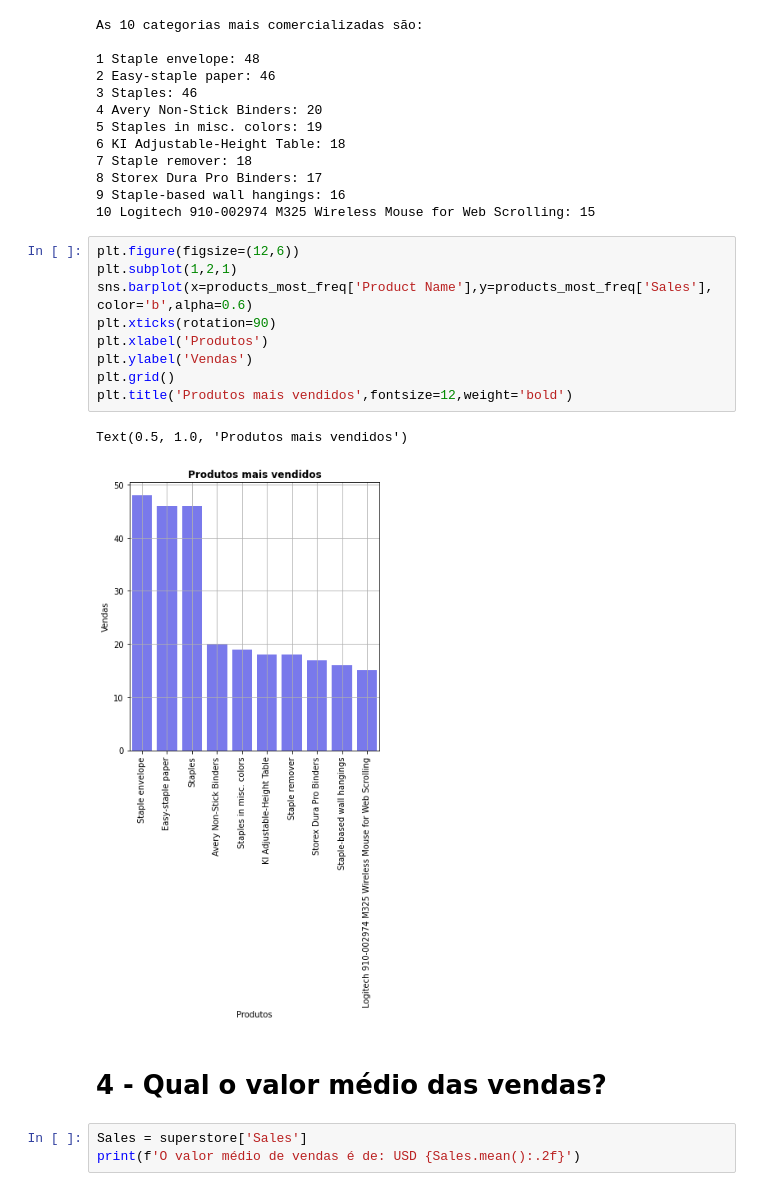
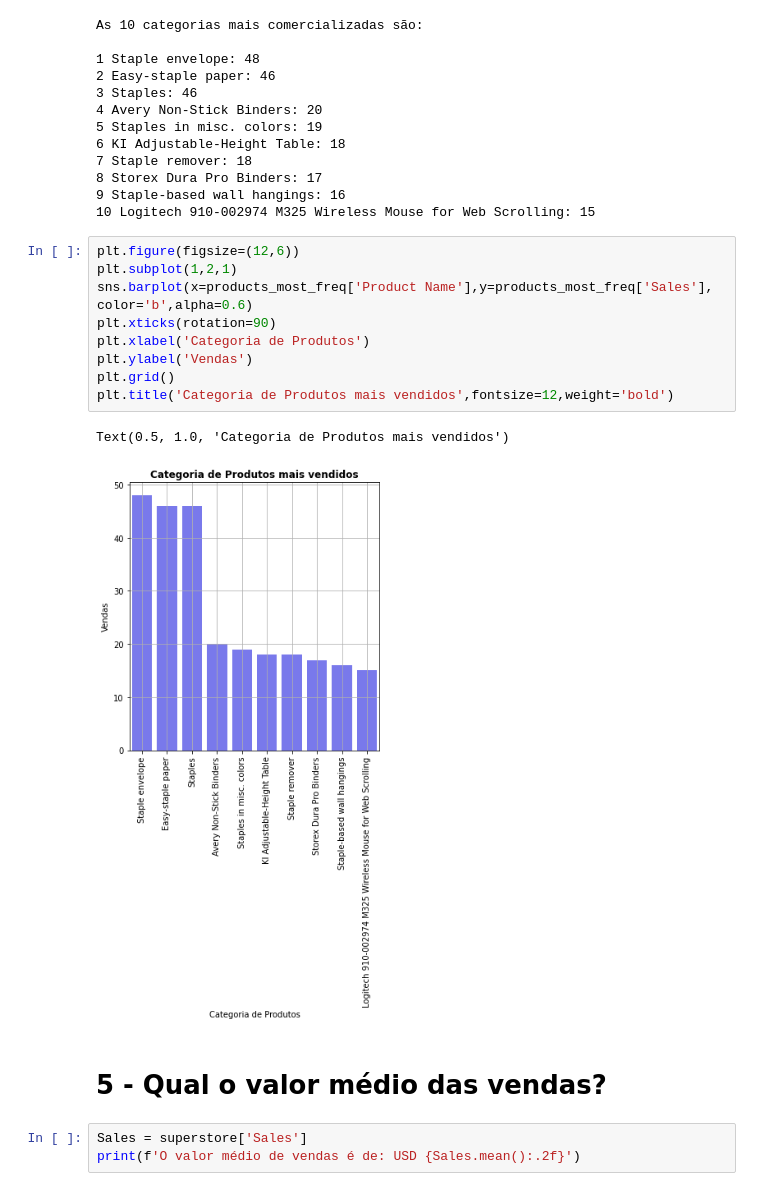
Before and after one commit to eduardoluisvieira/mackenzie, a Jupyter notebook: EDA_SuperStore.ipynb, the cells around one changed output. Cells and saved outputs as stored; diff of their text form.

```diff
--- a/EDA_SuperStore.ipynb
+++ b/EDA_SuperStore.ipynb
@@ -243,17 +239,17 @@ As 10 categorias mais comercializadas são:
 # %%
 plt.figure(figsize=(12,6))
 plt.subplot(1,2,1)
 sns.barplot(x=products_most_freq['Product Name'],y=products_most_freq['Sales'], color='b',alpha=0.6)
 plt.xticks(rotation=90)
-plt.xlabel('Produtos')
+plt.xlabel('Categoria de Produtos')
 plt.ylabel('Vendas')
 plt.grid()
-plt.title('Produtos mais vendidos',fontsize=12,weight='bold')
+plt.title('Categoria de Produtos mais vendidos',fontsize=12,weight='bold')
 # %% [output]
-Text(0.5, 1.0, 'Produtos mais vendidos')
+Text(0.5, 1.0, 'Categoria de Produtos mais vendidos')
-[figure, old version]
+[figure, new version]
 # %% [markdown]
-# **4 - Qual o valor médio das vendas?**
+# **5 - Qual o valor médio das vendas?**
 # %%
 Sales = superstore['Sales']
 print(f'O valor médio de vendas é de: USD {Sales.mean():.2f}')
```
Also changed, not shown: parts of 23 cells of this notebook.
